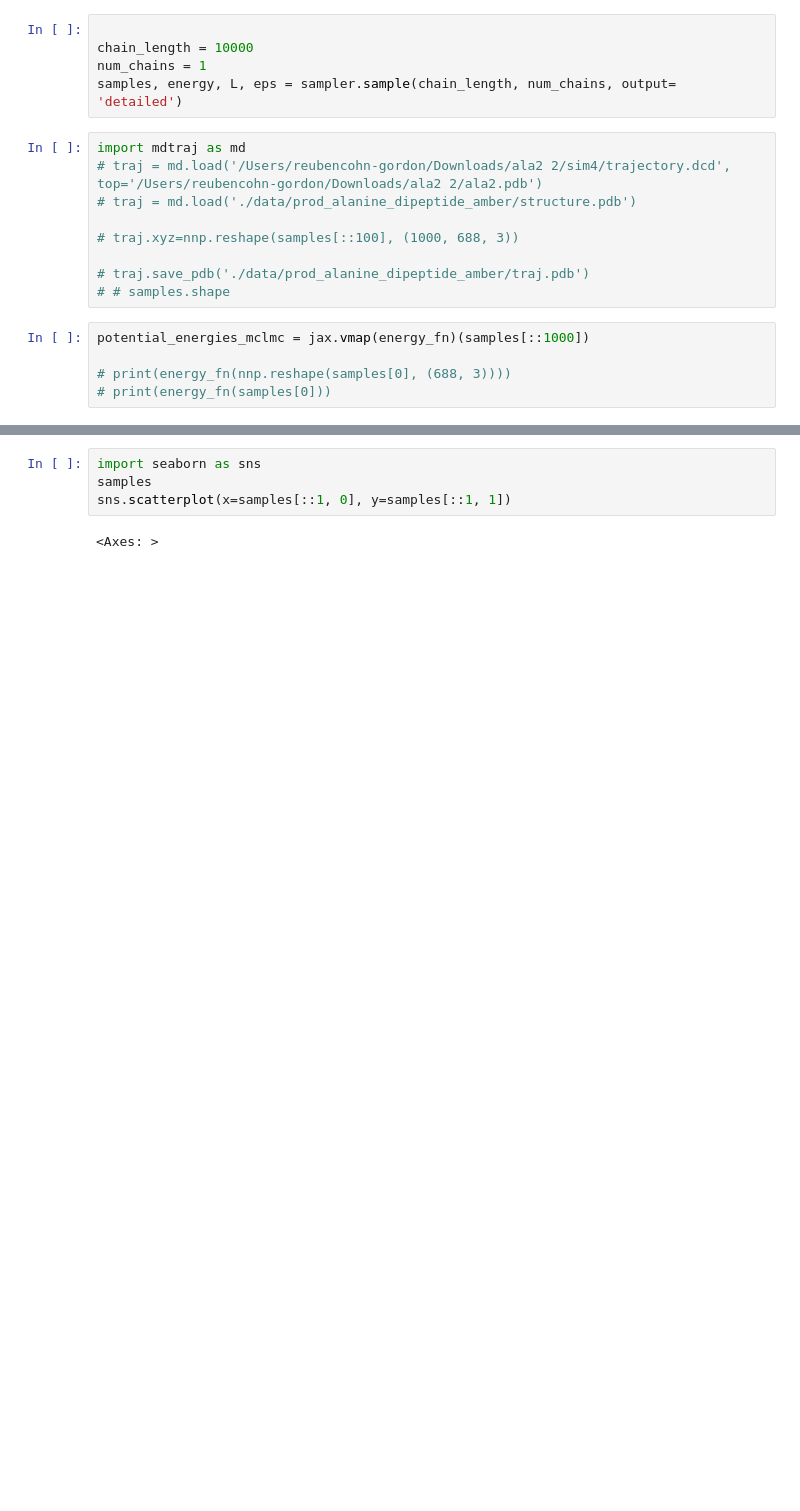
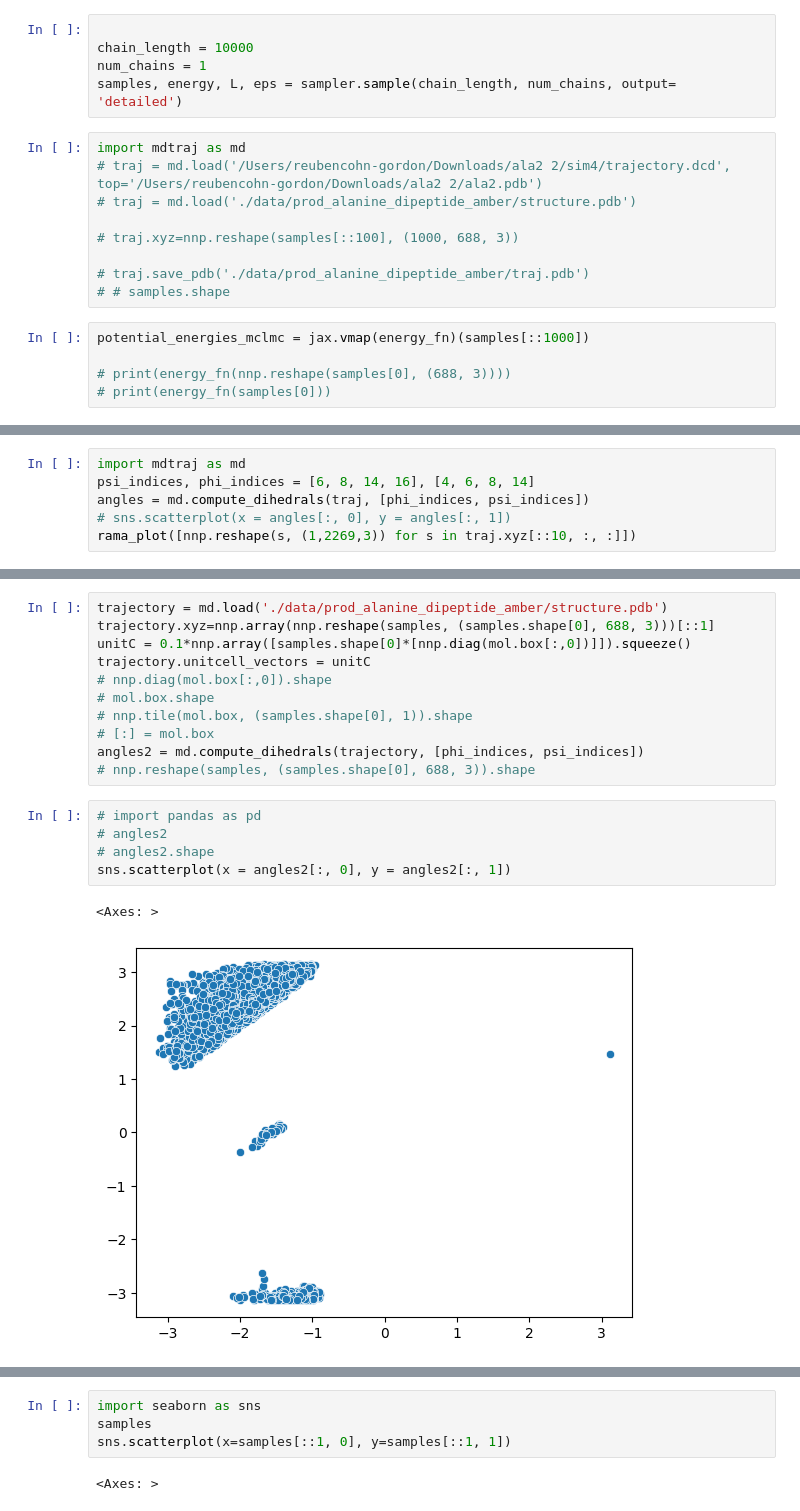
Before and after one commit to reubenharry/jax-md, a Jupyter notebook: notebooks/ad_mclmc.ipynb, the cells around one changed output, grey strips where cells are left out. Drawn from its saved outputs; the diff is of its cells as text; blank space fills up the shorter version.

Commit message:
rama

```diff
--- a/notebooks/ad_mclmc.ipynb
+++ b/notebooks/ad_mclmc.ipynb
@@ -150,0 +137,6 @@ rama_plot([nnp.reshape(s, (1,2269,3)) for s in traj.xyz[::10, :, :]])
+# %%
+import mdtraj as md
+psi_indices, phi_indices = [6, 8, 14, 16], [4, 6, 8, 14]
+angles = md.compute_dihedrals(traj, [phi_indices, psi_indices])
+# sns.scatterplot(x = angles[:, 0], y = angles[:, 1])
+rama_plot([nnp.reshape(s, (1,2269,3)) for s in traj.xyz[::10, :, :]])
@@ -150,0 +145,19 @@ rama_plot([nnp.reshape(s, (1,2269,3)) for s in traj.xyz[::10, :, :]])
+# %%
+trajectory = md.load('./data/prod_alanine_dipeptide_amber/structure.pdb')
+trajectory.xyz=nnp.array(nnp.reshape(samples, (samples.shape[0], 688, 3)))[::1]
+unitC = 0.1*nnp.array([samples.shape[0]*[nnp.diag(mol.box[:,0])]]).squeeze()
+trajectory.unitcell_vectors = unitC
+# nnp.diag(mol.box[:,0]).shape
+# mol.box.shape
+# nnp.tile(mol.box, (samples.shape[0], 1)).shape
+# [:] = mol.box
+angles2 = md.compute_dihedrals(trajectory, [phi_indices, psi_indices])
+# nnp.reshape(samples, (samples.shape[0], 688, 3)).shape
+# %%
+# import pandas as pd
+# angles2
+# angles2.shape
+sns.scatterplot(x = angles2[:, 0], y = angles2[:, 1])
+# %% [output]
+<Axes: >
+[figure, added]
```
Also changed, not shown: parts of 20 cells of this notebook.
